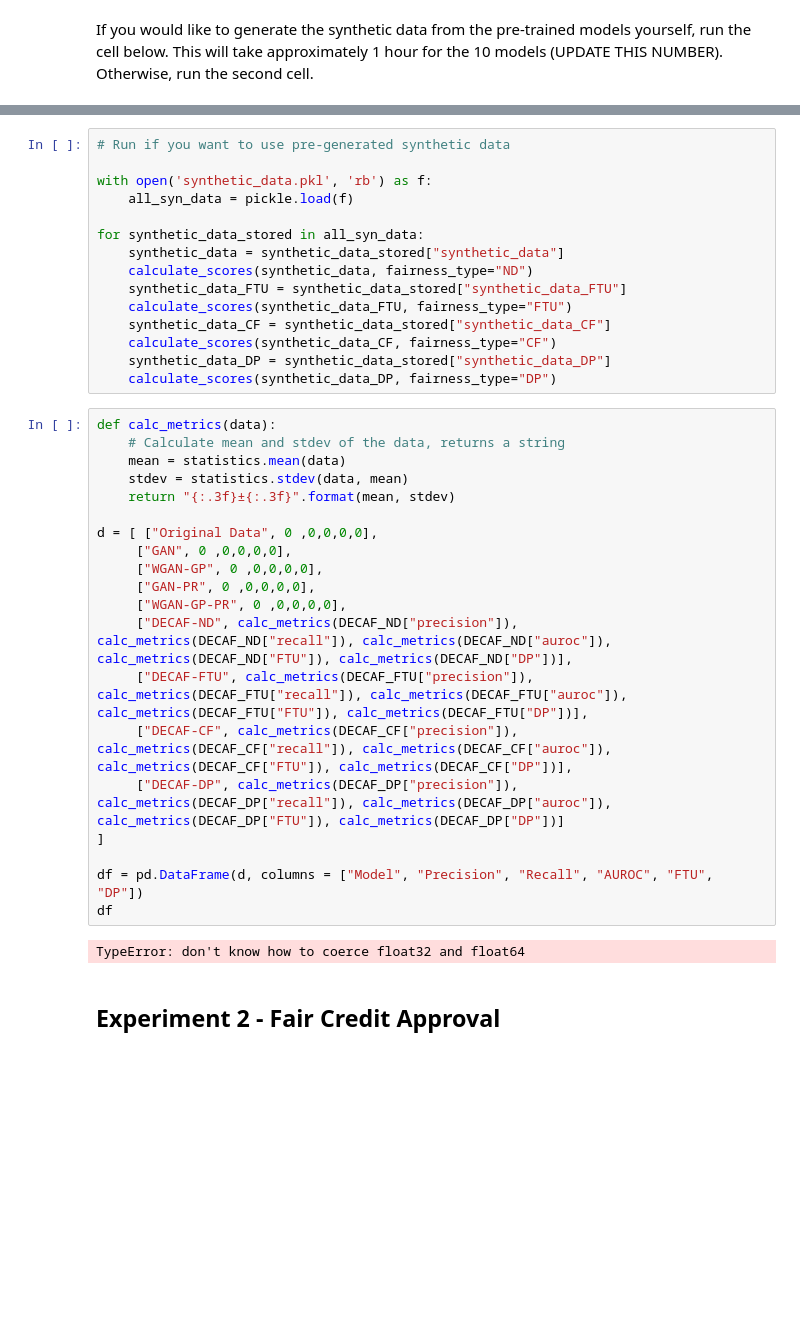
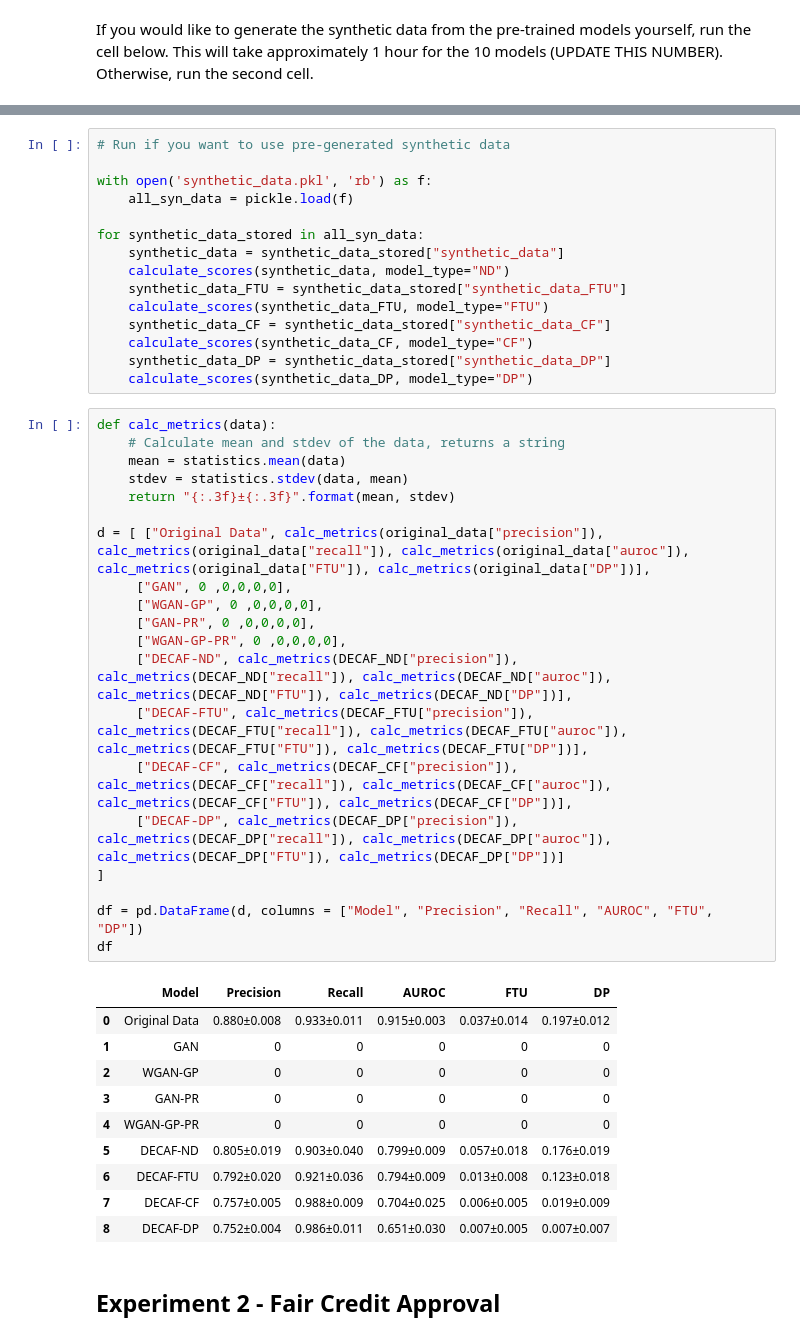
Before and after one commit to zoebat/FACT-AI, a Jupyter notebook: DECAF/experiments.ipynb, the cells around one changed output, grey strips where cells are left out. Saved outputs shown, nothing was run; the diff lists cells and outputs as text; blank space fills up the shorter version.

```diff
--- a/DECAF/experiments.ipynb
+++ b/DECAF/experiments.ipynb
@@ -213,35 +285,44 @@ with open('synthetic_data.pkl', 'rb') as f:
 
 for synthetic_data_stored in all_syn_data:
     synthetic_data = synthetic_data_stored["synthetic_data"]
-    calculate_scores(synthetic_data, fairness_type="ND")
+    calculate_scores(synthetic_data, model_type="ND")
     synthetic_data_FTU = synthetic_data_stored["synthetic_data_FTU"]
-    calculate_scores(synthetic_data_FTU, fairness_type="FTU")
+    calculate_scores(synthetic_data_FTU, model_type="FTU")
     synthetic_data_CF = synthetic_data_stored["synthetic_data_CF"]
-    calculate_scores(synthetic_data_CF, fairness_type="CF")
+    calculate_scores(synthetic_data_CF, model_type="CF")
     synthetic_data_DP = synthetic_data_stored["synthetic_data_DP"]
-    calculate_scores(synthetic_data_DP, fairness_type="DP")
+    calculate_scores(synthetic_data_DP, model_type="DP")
 # %%
 def calc_metrics(data):
     # Calculate mean and stdev of the data, returns a string
     mean = statistics.mean(data)
     stdev = statistics.stdev(data, mean)
     return "{:.3f}±{:.3f}".format(mean, stdev)
 
-d = [ ["Original Data", 0 ,0,0,0,0],
+d = [ ["Original Data", calc_metrics(original_data["precision"]), calc_metrics(original_data["recall"]), calc_metrics(original_data["auroc"]), calc_metrics(original_data["FTU"]), calc_metrics(original_data["DP"])],
      ["GAN", 0 ,0,0,0,0],
      ["WGAN-GP", 0 ,0,0,0,0],
      ["GAN-PR", 0 ,0,0,0,0],
      ["WGAN-GP-PR", 0 ,0,0,0,0],
      ["DECAF-ND", calc_metrics(DECAF_ND["precision"]), calc_metrics(DECAF_ND["recall"]), calc_metrics(DECAF_ND["auroc"]), calc_metrics(DECAF_ND["FTU"]), calc_metrics(DECAF_ND["DP"])],
      ["DECAF-FTU", calc_metrics(DECAF_FTU["precision"]), calc_metrics(DECAF_FTU["recall"]), calc_metrics(DECAF_FTU["auroc"]), calc_metrics(DECAF_FTU["FTU"]), calc_metrics(DECAF_FTU["DP"])],
      ["DECAF-CF", calc_metrics(DECAF_CF["precision"]), calc_metrics(DECAF_CF["recall"]), calc_metrics(DECAF_CF["auroc"]), calc_metrics(DECAF_CF["FTU"]), calc_metrics(DECAF_CF["DP"])],
      ["DECAF-DP", calc_metrics(DECAF_DP["precision"]), calc_metrics(DECAF_DP["recall"]), calc_metrics(DECAF_DP["auroc"]), calc_metrics(DECAF_DP["FTU"]), calc_metrics(DECAF_DP["DP"])]
 ]
 
 df = pd.DataFrame(d, columns = ["Model", "Precision", "Recall", "AUROC", "FTU", "DP"])
 df
 # %% [output]
-TypeError: don't know how to coerce float32 and float64
+|  | Model | Precision | Recall | AUROC | FTU | DP |
+| 0 | Original Data | 0.880±0.008 | 0.933±0.011 | 0.915±0.003 | 0.037±0.014 | 0.197±0.012 |
+| 1 | GAN | 0 | 0 | 0 | 0 | 0 |
+| 2 | WGAN-GP | 0 | 0 | 0 | 0 | 0 |
+| 3 | GAN-PR | 0 | 0 | 0 | 0 | 0 |
+| 4 | WGAN-GP-PR | 0 | 0 | 0 | 0 | 0 |
+| 5 | DECAF-ND | 0.805±0.019 | 0.903±0.040 | 0.799±0.009 | 0.057±0.018 | 0.176±0.019 |
+| 6 | DECAF-FTU | 0.792±0.020 | 0.921±0.036 | 0.794±0.009 | 0.013±0.008 | 0.123±0.018 |
+| 7 | DECAF-CF | 0.757±0.005 | 0.988±0.009 | 0.704±0.025 | 0.006±0.005 | 0.019±0.009 |
+| 8 | DECAF-DP | 0.752±0.004 | 0.986±0.011 | 0.651±0.030 | 0.007±0.005 | 0.007±0.007 |
 # %% [markdown]
 ## Experiment 2 - Fair Credit Approval
 # %% [markdown]
```
Also changed, not shown: parts of 12 cells of this notebook.
